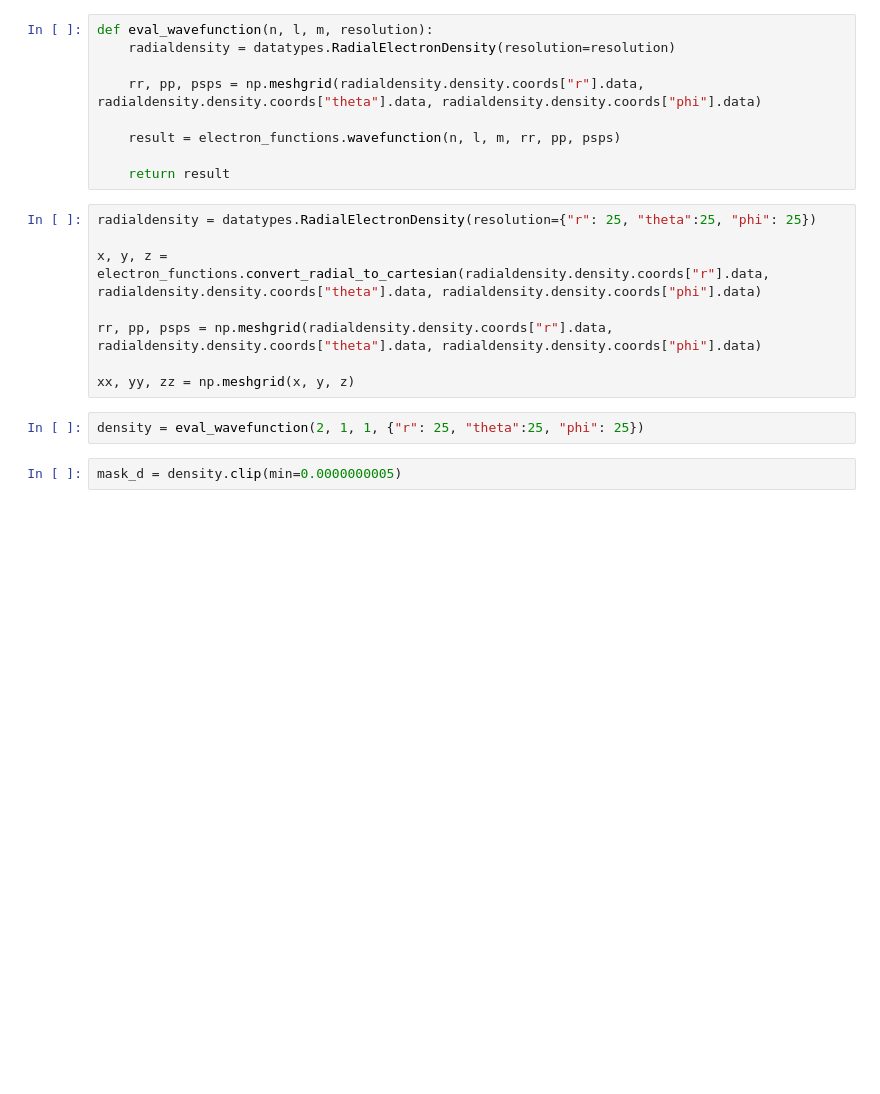
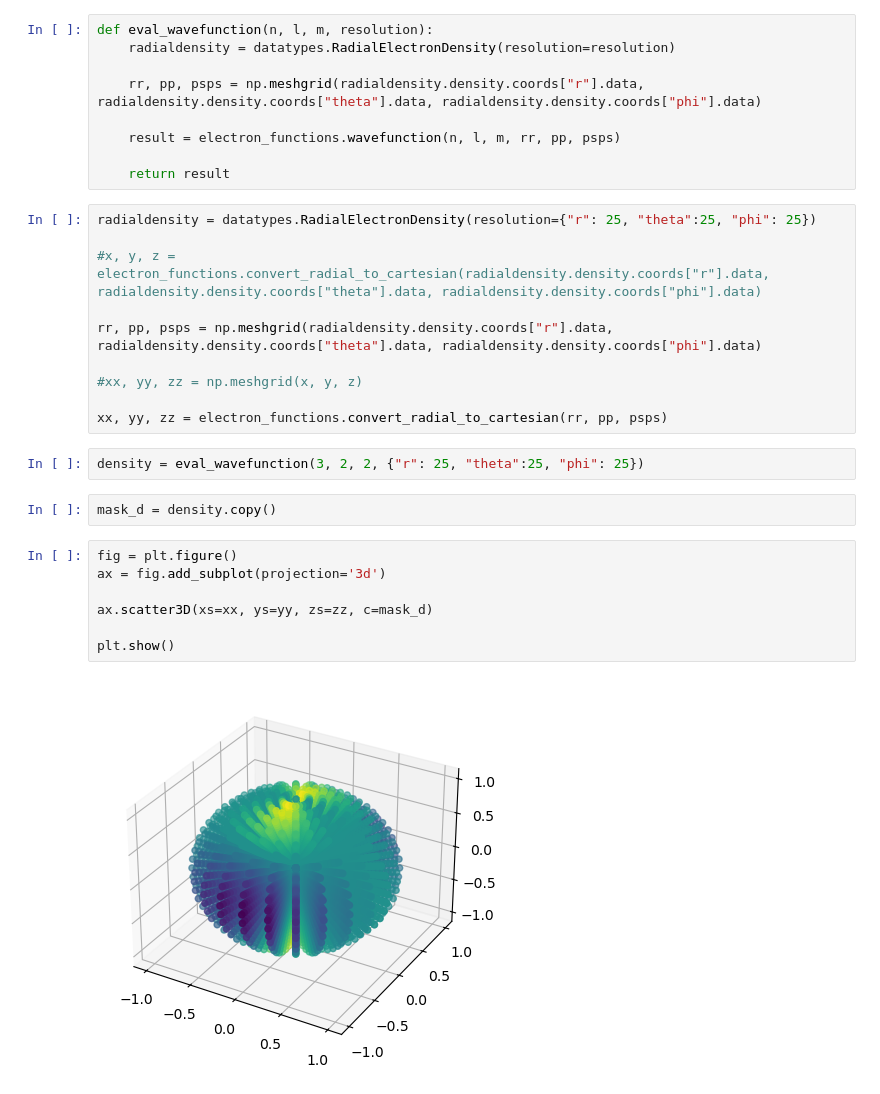
Before and after one commit to patrickwrowe/orbitals, a Jupyter notebook: experiment.ipynb, the cells around one changed output. Saved outputs shown, nothing was run; the diff lists cells and outputs as text; blank space fills up the shorter version.

```diff
--- a/experiment.ipynb
+++ b/experiment.ipynb
@@ -22,15 +22,26 @@ def eval_wavefunction(n, l, m, resolution):
 # %%
 radialdensity = datatypes.RadialElectronDensity(resolution={"r": 25, "theta":25, "phi": 25})
 
-x, y, z = electron_functions.convert_radial_to_cartesian(radialdensity.density.coords["r"].data, radialdensity.density.coords["theta"].data, radialdensity.density.coords["phi"].data)
+#x, y, z = electron_functions.convert_radial_to_cartesian(radialdensity.density.coords["r"].data, radialdensity.density.coords["theta"].data, radialdensity.density.coords["phi"].data)
 
 rr, pp, psps = np.meshgrid(radialdensity.density.coords["r"].data, radialdensity.density.coords["theta"].data, radialdensity.density.coords["phi"].data)
 
-xx, yy, zz = np.meshgrid(x, y, z)
+#xx, yy, zz = np.meshgrid(x, y, z)
+
+xx, yy, zz = electron_functions.convert_radial_to_cartesian(rr, pp, psps)
 # %%
-density = eval_wavefunction(2, 1, 1, {"r": 25, "theta":25, "phi": 25})
+density = eval_wavefunction(3, 2, 2, {"r": 25, "theta":25, "phi": 25})
 # %%
-mask_d = density.clip(min=0.0000000005)
+mask_d = density.copy()
+# %%
+fig = plt.figure()
+ax = fig.add_subplot(projection='3d')
+
+ax.scatter3D(xs=xx, ys=yy, zs=zz, c=mask_d)
+
+plt.show()
+# %% [output]
+[figure, added]
 # %%
 fig = plt.figure()
 ax = fig.add_subplot(projection='3d')
```
Also changed, not shown: parts of 7 cells of this notebook, 2 other files.
